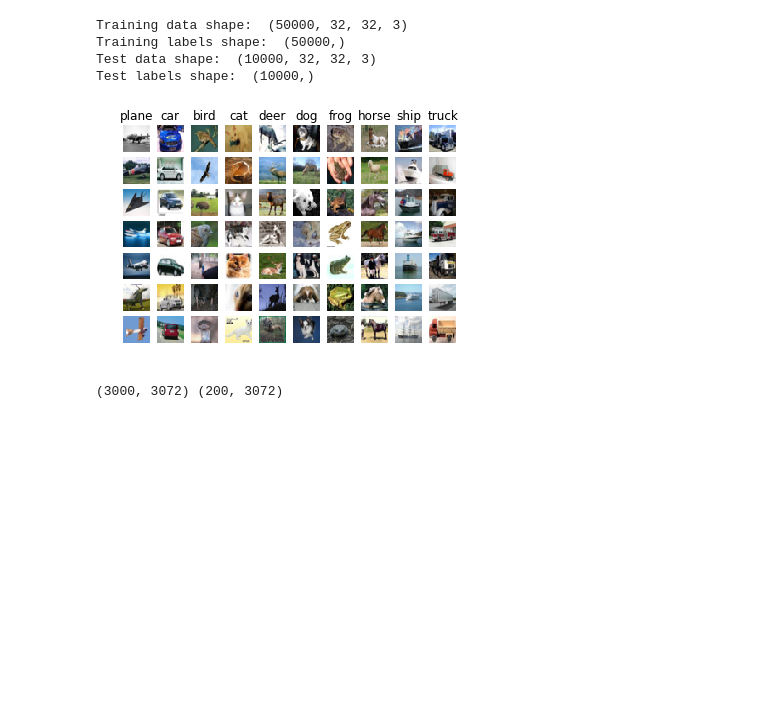
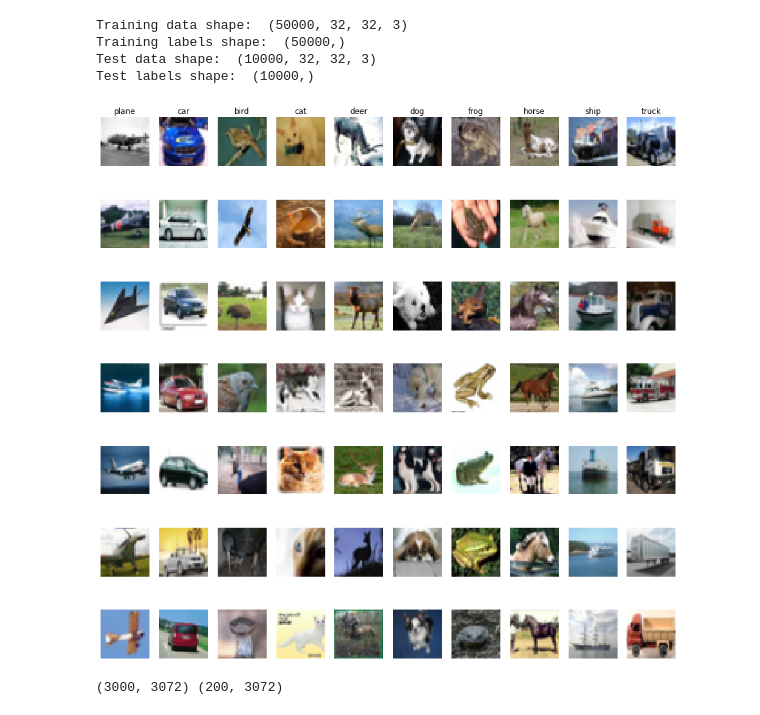
Before and after one commit to firattamur/VisionWithDeepLearning-Assignments, a Jupyter notebook: Assignment-1/knn.ipynb, the cells around one changed output. Saved outputs shown, nothing was run; the diff lists cells and outputs as text; code cells hidden in the pictures; blank space fills up the shorter version.

```diff
--- a/Assignment-1/knn.ipynb
+++ b/Assignment-1/knn.ipynb
@@ -58,22 +65,25 @@ Test labels shape:  (10000,)
 # %%
 # Visualize some examples from the dataset.
 # We show a few examples of training images from each class.
 classes = ['plane', 'car', 'bird', 'cat', 'deer', 'dog', 'frog', 'horse', 'ship', 'truck']
 num_classes = len(classes)
 samples_per_class = 7
+
+plt.figure(figsize=(16, 16))
+
 for y, cls in enumerate(classes):
     idxs = np.flatnonzero(y_train == y)
     idxs = np.random.choice(idxs, samples_per_class, replace=False)
     for i, idx in enumerate(idxs):
         plt_idx = i * num_classes + y + 1
         plt.subplot(samples_per_class, num_classes, plt_idx)
         plt.imshow(X_train[idx].astype('uint8'))
         plt.axis('off')
         if i == 0:
             plt.title(cls)
 plt.show()
 # %% [output]
-[figure, old version]
+[figure, new version]
 # %%
 # Subsample the data for more efficient code execution in this exercise
 num_training = 3000
```
Also changed, not shown: parts of 4 cells of this notebook.
